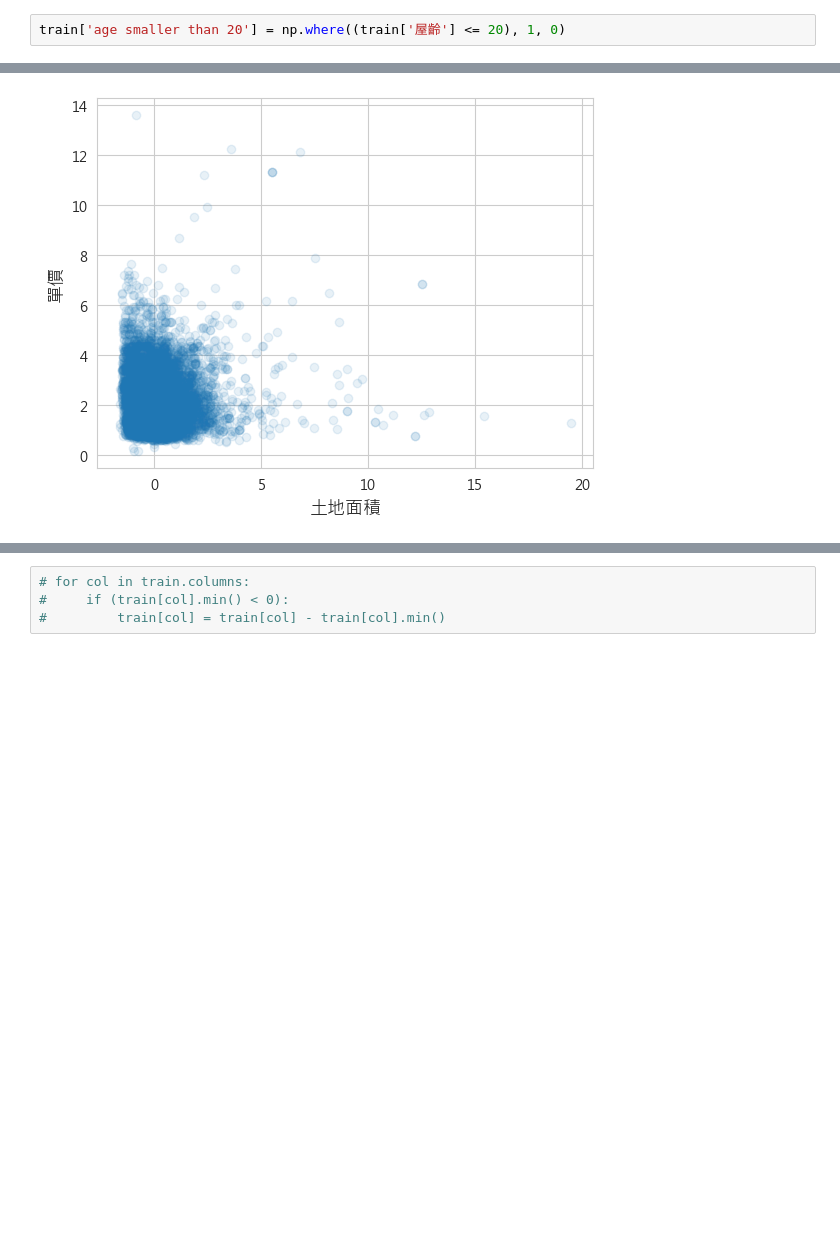
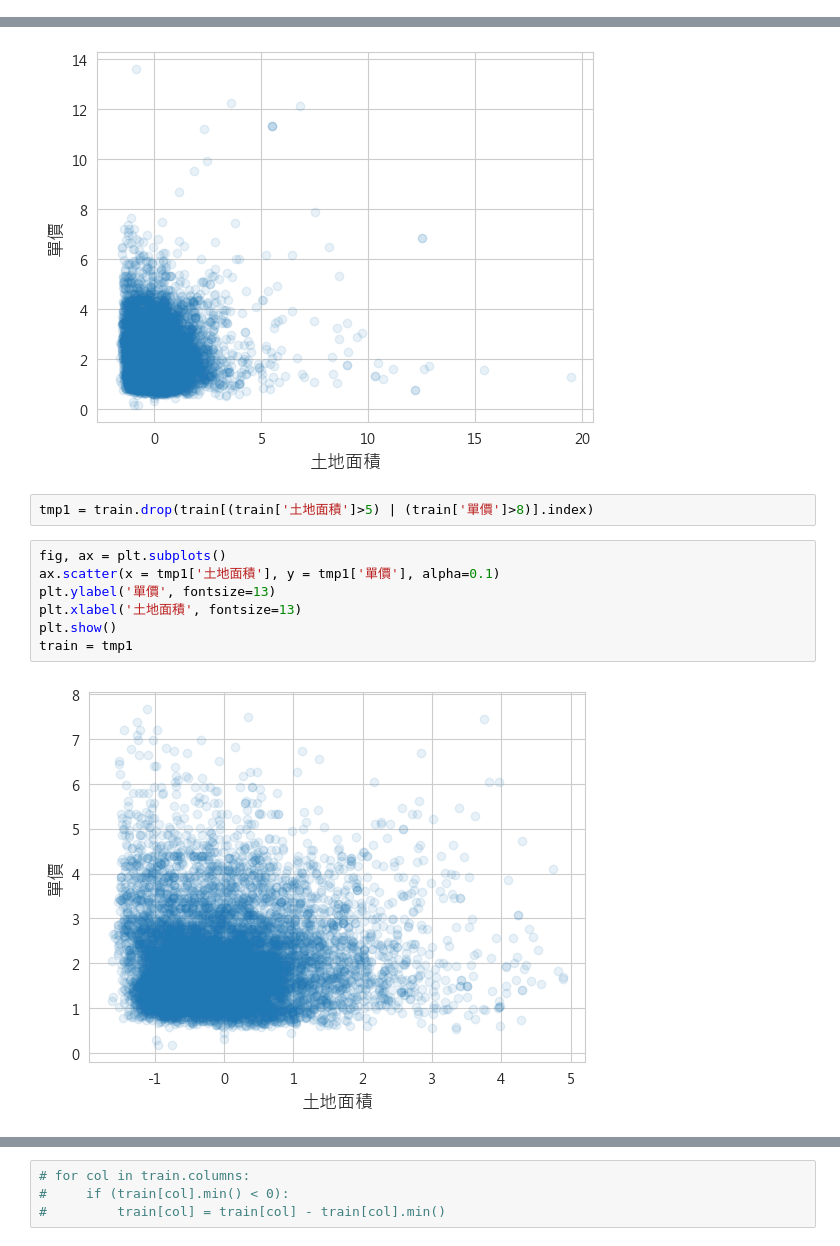
Before and after one commit to danny0926/housePrice-Predict, a Jupyter notebook: dataPreprocessing.ipynb, the cells around one changed output, grey strips where cells are left out. Drawn from its saved outputs; the diff is of its cells as text; blank space fills up the shorter version.

```diff
--- a/dataPreprocessing.ipynb
+++ b/dataPreprocessing.ipynb
@@ -67,2 +63,0 @@ for col in train.columns:
-# %%
-train['age smaller than 20'] = np.where((train['屋齡'] <= 20), 1, 0)
@@ -133,6 +87,17 @@ plt.xlabel('土地面積', fontsize=13)
 plt.show()
 # %% [output]
 [figure]
+# %%
+tmp1 = train.drop(train[(train['土地面積']>5) | (train['單價']>8)].index)
+# %%
+fig, ax = plt.subplots()
+ax.scatter(x = tmp1['土地面積'], y = tmp1['單價'], alpha=0.1)
+plt.ylabel('單價', fontsize=13)
+plt.xlabel('土地面積', fontsize=13)
+plt.show()
+train = tmp1
+# %% [output]
+[figure, added]
 # %%
 fig, ax = plt.subplots()
 ax.scatter(x = train['移轉層次'], y = train['單價'])
```
Also changed, not shown: parts of 33 cells of this notebook, 7 other files.
